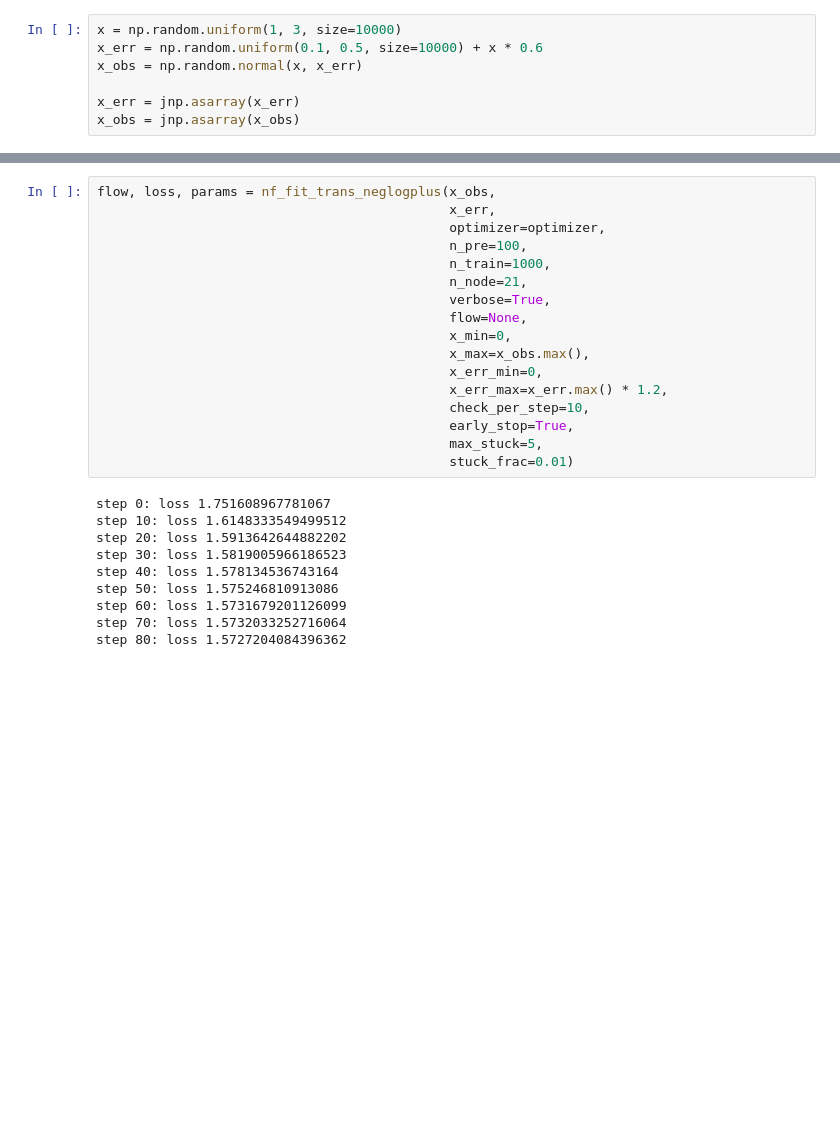
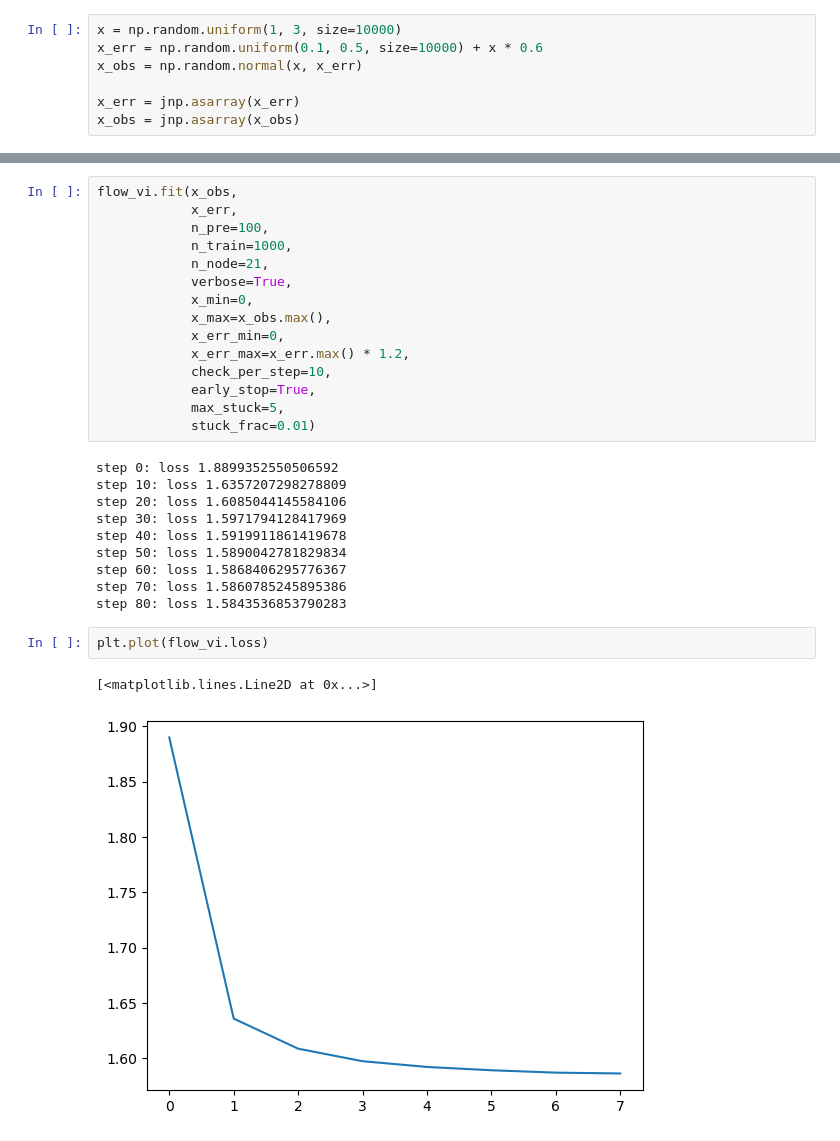
Before and after one commit to astro-jingtao/raddest, a Jupyter notebook: example/fit_x_xerr.ipynb, the cells around one changed output, grey strips where cells are left out. Drawn from its saved outputs; the diff is of its cells as text; blank space fills up the shorter version.

```diff
--- a/example/fit_x_xerr.ipynb
+++ b/example/fit_x_xerr.ipynb
@@ -27,28 +33,31 @@ optimizer = optax.adam(3e-3)
 # %%
-flow, loss, params = nf_fit_trans_neglogplus(x_obs,
-                                             x_err,
-                                             optimizer=optimizer,
-                                             n_pre=100,
-                                             n_train=1000,
-                                             n_node=21,
-                                             verbose=True,
-                                             flow=None,
-                                             x_min=0,
-                                             x_max=x_obs.max(),
-                                             x_err_min=0,
-                                             x_err_max=x_err.max() * 1.2,
-                                             check_per_step=10,
-                                             early_stop=True,
-                                             max_stuck=5,
-                                             stuck_frac=0.01)
+flow_vi.fit(x_obs,
+            x_err,
+            n_pre=100,
+            n_train=1000,
+            n_node=21,
+            verbose=True,
+            x_min=0,
+            x_max=x_obs.max(),
+            x_err_min=0,
+            x_err_max=x_err.max() * 1.2,
+            check_per_step=10,
+            early_stop=True,
+            max_stuck=5,
+            stuck_frac=0.01)
 # %% [output]
-step 0: loss 1.751608967781067
-step 10: loss 1.6148333549499512
-step 20: loss 1.5913642644882202
-step 30: loss 1.5819005966186523
-step 40: loss 1.578134536743164
-step 50: loss 1.575246810913086
-step 60: loss 1.5731679201126099
-step 70: loss 1.5732033252716064
-step 80: loss 1.5727204084396362
+step 0: loss 1.8899352550506592
+step 10: loss 1.6357207298278809
+step 20: loss 1.6085044145584106
+step 30: loss 1.5971794128417969
+step 40: loss 1.5919911861419678
+step 50: loss 1.5890042781829834
+step 60: loss 1.5868406295776367
+step 70: loss 1.5860785245895386
+step 80: loss 1.5843536853790283
+# %%
+plt.plot(flow_vi.loss)
+# %% [output]
+[<matplotlib.lines.Line2D at 0x...>]
+[figure, added]
 # %%
```
Also changed, not shown: parts of 14 cells of this notebook, 8 other files.
